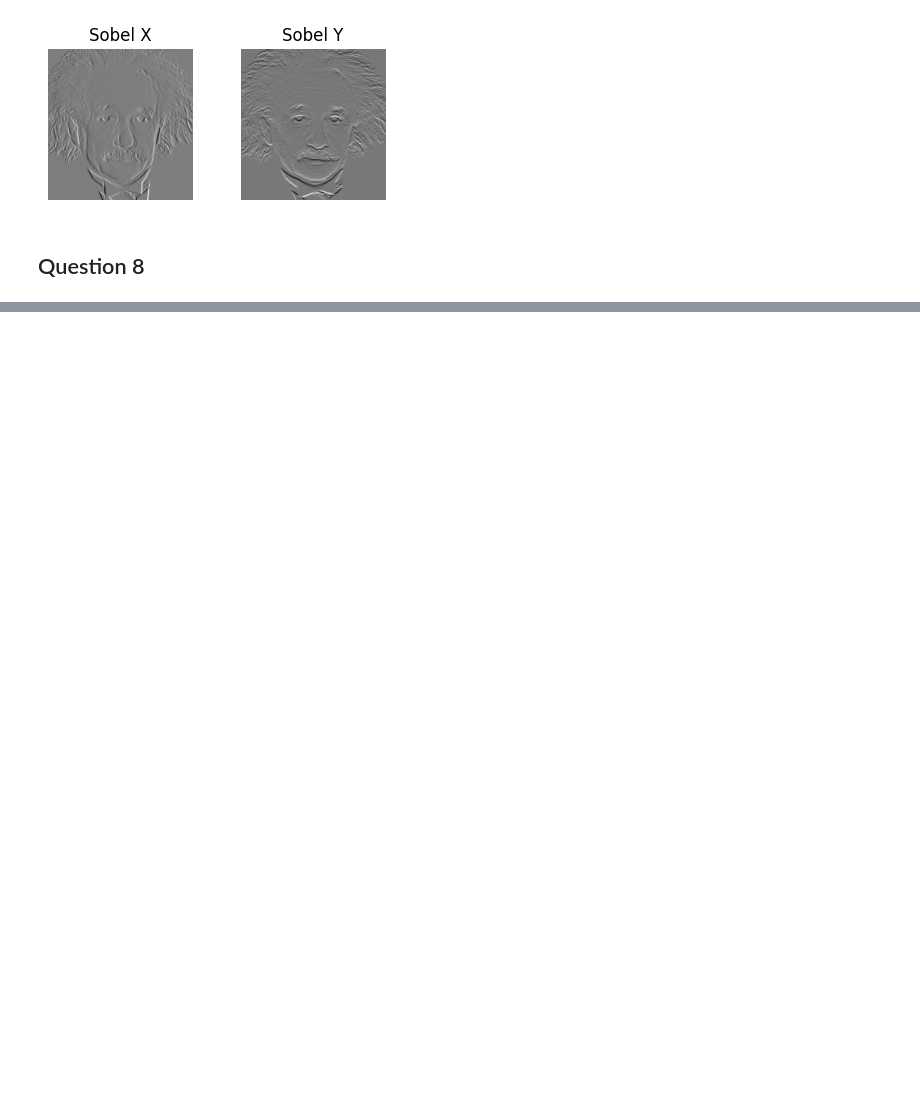
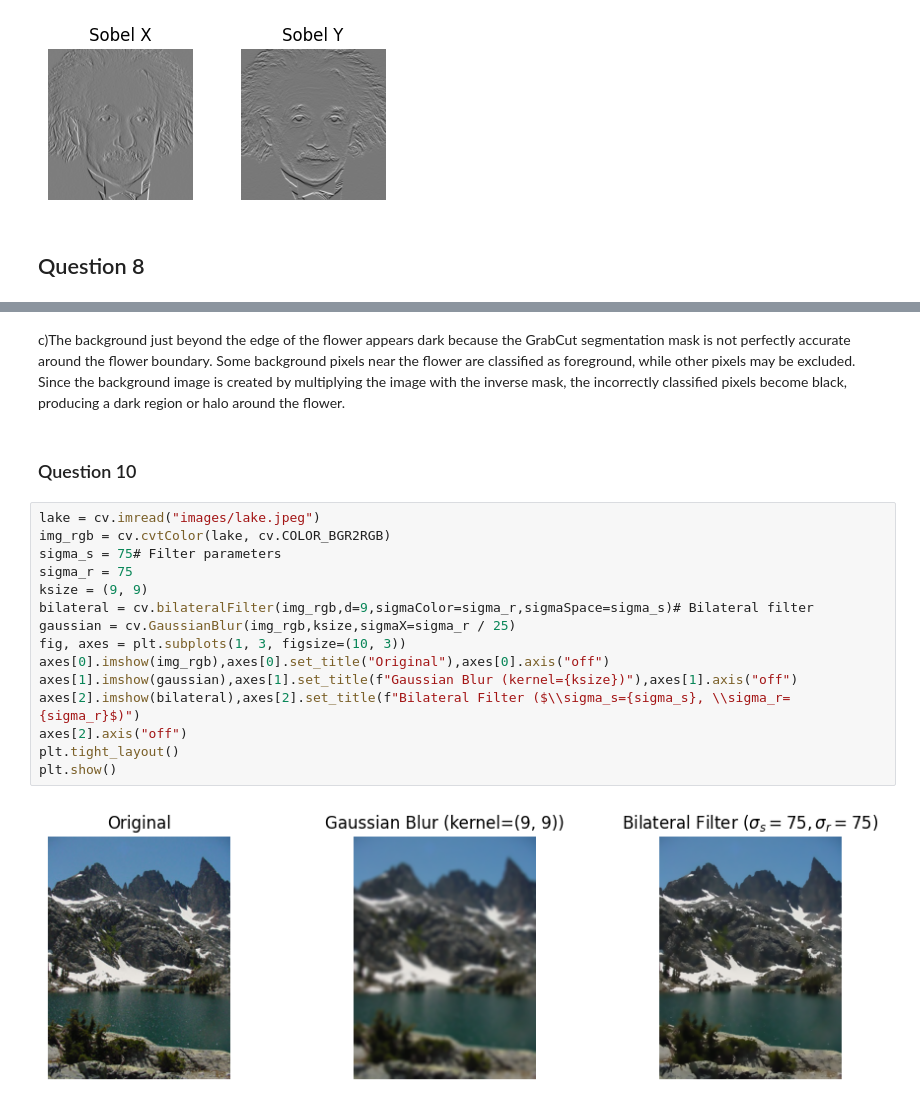
Before and after one commit to deshanudara144-ui/EN3160_Assignment_1, a Jupyter notebook: 230130E_Assignment_1.ipynb, the cells around one changed output, grey strips where cells are left out. Cells and saved outputs as stored; diff of their text form; blank space fills up the shorter version.

```diff
--- a/230130E_Assignment_1.ipynb
+++ b/230130E_Assignment_1.ipynb
@@ -397,0 +370,21 @@ plt.show()
+# %% [markdown]
+c)The background just beyond the edge of the flower appears dark because the GrabCut segmentation mask is not perfectly accurate around the flower boundary. Some background pixels near the flower are classified as foreground, while other pixels may be excluded. Since the background image is created by multiplying the image with the inverse mask, the incorrectly classified pixels become black, producing a dark region or halo around the flower.
+# %% [markdown]
+### Question 10
+# %%
+lake = cv.imread("images/lake.jpeg")
+img_rgb = cv.cvtColor(lake, cv.COLOR_BGR2RGB)
+sigma_s = 75# Filter parameters
+sigma_r = 75
+ksize = (9, 9)
+bilateral = cv.bilateralFilter(img_rgb,d=9,sigmaColor=sigma_r,sigmaSpace=sigma_s)# Bilateral filter
+gaussian = cv.GaussianBlur(img_rgb,ksize,sigmaX=sigma_r / 25)
+fig, axes = plt.subplots(1, 3, figsize=(10, 3))
+axes[0].imshow(img_rgb),axes[0].set_title("Original"),axes[0].axis("off")
+axes[1].imshow(gaussian),axes[1].set_title(f"Gaussian Blur (kernel={ksize})"),axes[1].axis("off")
+axes[2].imshow(bilateral),axes[2].set_title(f"Bilateral Filter ($\\sigma_s={sigma_s}, \\sigma_r={sigma_r}$)")
+axes[2].axis("off")
+plt.tight_layout()
+plt.show()
+# %% [output]
+[figure, added]
```
Also changed, not shown: parts of 27 cells of this notebook.
